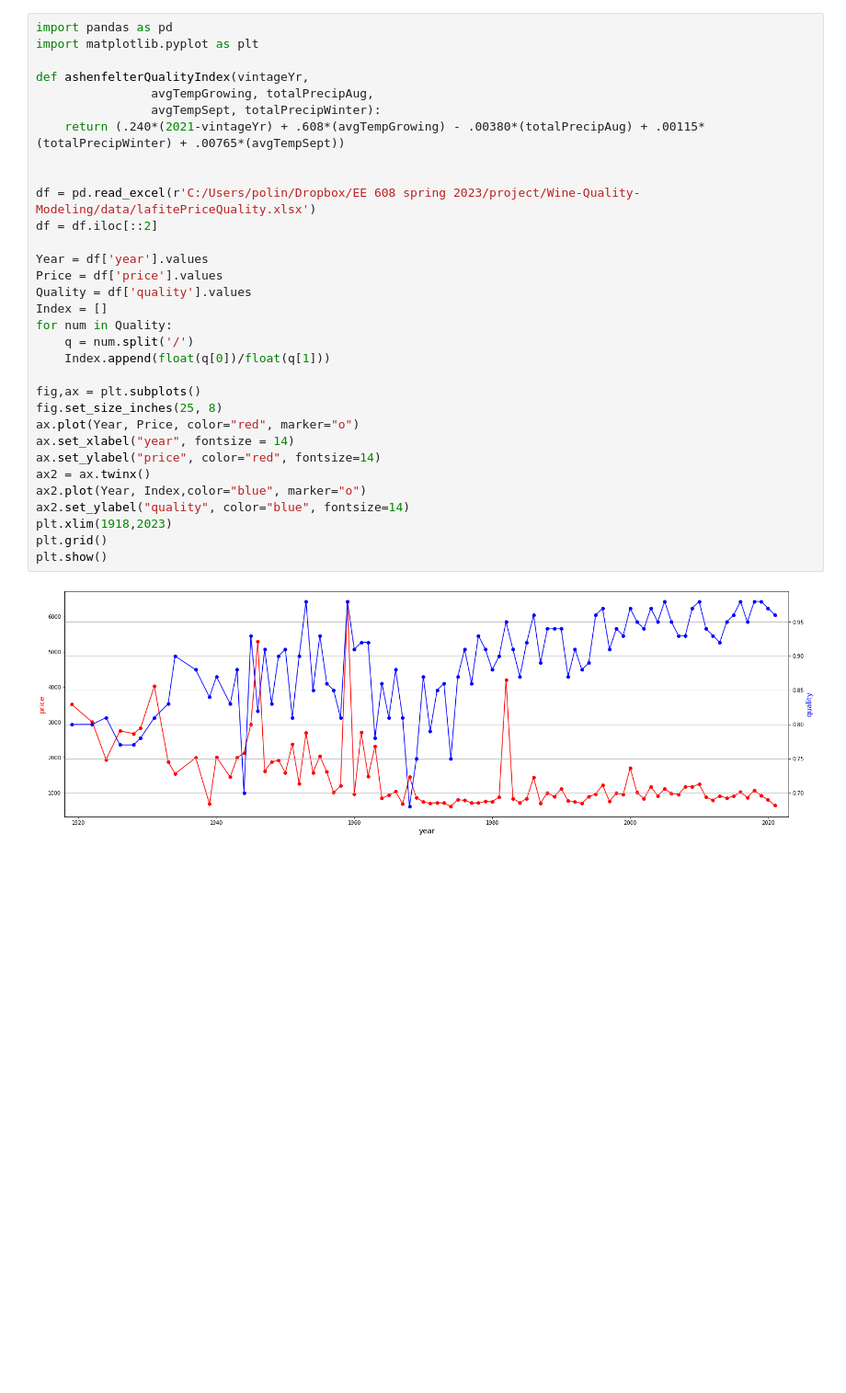
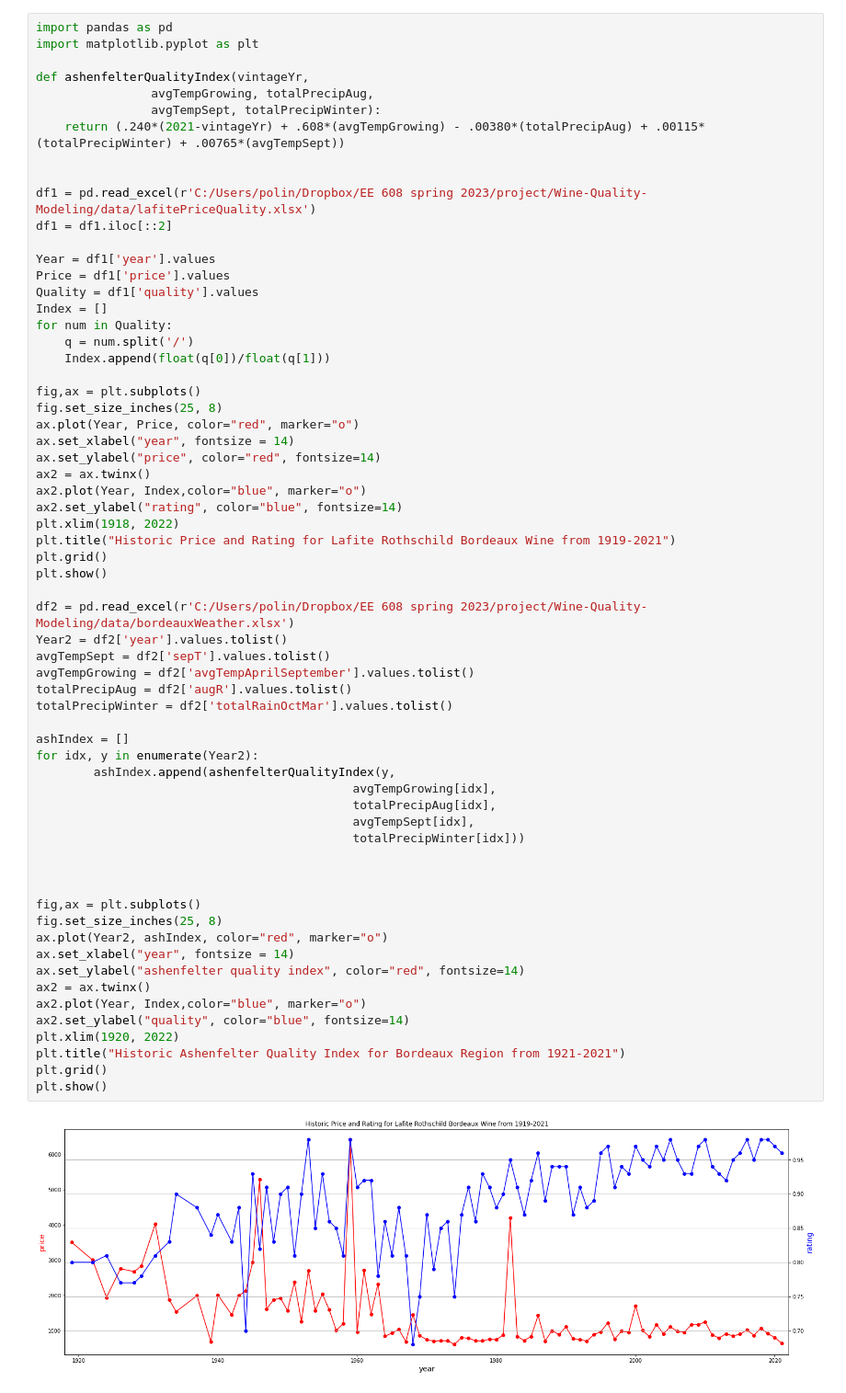
Before and after one commit to polina-golikova/Wine-Quality-Modeling, a Jupyter notebook: source/HistoricLafiteData.ipynb, the cells around one changed output. Shown at 92% size. Cells and saved outputs as stored; diff of their text form; blank space fills up the shorter version.

Commit message:
new weather data, historic modeling of bordeaux weather and quality

```diff
--- a/source/HistoricLafiteData.ipynb
+++ b/source/HistoricLafiteData.ipynb
@@ -1,34 +1,65 @@
 # %%
 import pandas as pd
 import matplotlib.pyplot as plt
 
 def ashenfelterQualityIndex(vintageYr,
                 avgTempGrowing, totalPrecipAug,
                 avgTempSept, totalPrecipWinter):
     return (.240*(2021-vintageYr) + .608*(avgTempGrowing) - .00380*(totalPrecipAug) + .00115*(totalPrecipWinter) + .00765*(avgTempSept))
 
 
-df = pd.read_excel(r'C:/Users/polin/Dropbox/EE 608 spring 2023/project/Wine-Quality-Modeling/data/lafitePriceQuality.xlsx')
-df = df.iloc[::2]
+df1 = pd.read_excel(r'C:/Users/polin/Dropbox/EE 608 spring 2023/project/Wine-Quality-Modeling/data/lafitePriceQuality.xlsx')
+df1 = df1.iloc[::2]
 
-Year = df['year'].values
-Price = df['price'].values
-Quality = df['quality'].values
+Year = df1['year'].values
+Price = df1['price'].values
+Quality = df1['quality'].values
 Index = []
 for num in Quality:
     q = num.split('/')
     Index.append(float(q[0])/float(q[1]))
 
 fig,ax = plt.subplots()
 fig.set_size_inches(25, 8)
 ax.plot(Year, Price, color="red", marker="o")
 ax.set_xlabel("year", fontsize = 14)
 ax.set_ylabel("price", color="red", fontsize=14)
 ax2 = ax.twinx()
 ax2.plot(Year, Index,color="blue", marker="o")
-ax2.set_ylabel("quality", color="blue", fontsize=14)
-plt.xlim(1918,2023)
+ax2.set_ylabel("rating", color="blue", fontsize=14)
+plt.xlim(1918, 2022)
+plt.title("Historic Price and Rating for Lafite Rothschild Bordeaux Wine from 1919-2021")
 plt.grid()
 plt.show()
+
+df2 = pd.read_excel(r'C:/Users/polin/Dropbox/EE 608 spring 2023/project/Wine-Quality-Modeling/data/bordeauxWeather.xlsx')
+Year2 = df2['year'].values.tolist()
+avgTempSept = df2['sepT'].values.tolist()
+avgTempGrowing = df2['avgTempAprilSeptember'].values.tolist()
+totalPrecipAug = df2['augR'].values.tolist()
+totalPrecipWinter = df2['totalRainOctMar'].values.tolist()
+
+ashIndex = []
+for idx, y in enumerate(Year2):
+        ashIndex.append(ashenfelterQualityIndex(y,
+                                            avgTempGrowing[idx],
+                                            totalPrecipAug[idx],
+                                            avgTempSept[idx],
+                                            totalPrecipWinter[idx]))
+
+
+
+fig,ax = plt.subplots()
+fig.set_size_inches(25, 8)
+ax.plot(Year2, ashIndex, color="red", marker="o")
+ax.set_xlabel("year", fontsize = 14)
+ax.set_ylabel("ashenfelter quality index", color="red", fontsize=14)
+ax2 = ax.twinx()
+ax2.plot(Year, Index,color="blue", marker="o")
+ax2.set_ylabel("quality", color="blue", fontsize=14)
+plt.xlim(1920, 2022)
+plt.title("Historic Ashenfelter Quality Index for Bordeaux Region from 1921-2021")
+plt.grid()
+plt.show()
 # %% [output]
-[figure, old version]
+[figure, new version]
```
Also changed, not shown: parts of 1 cell of this notebook, 2 other files.
